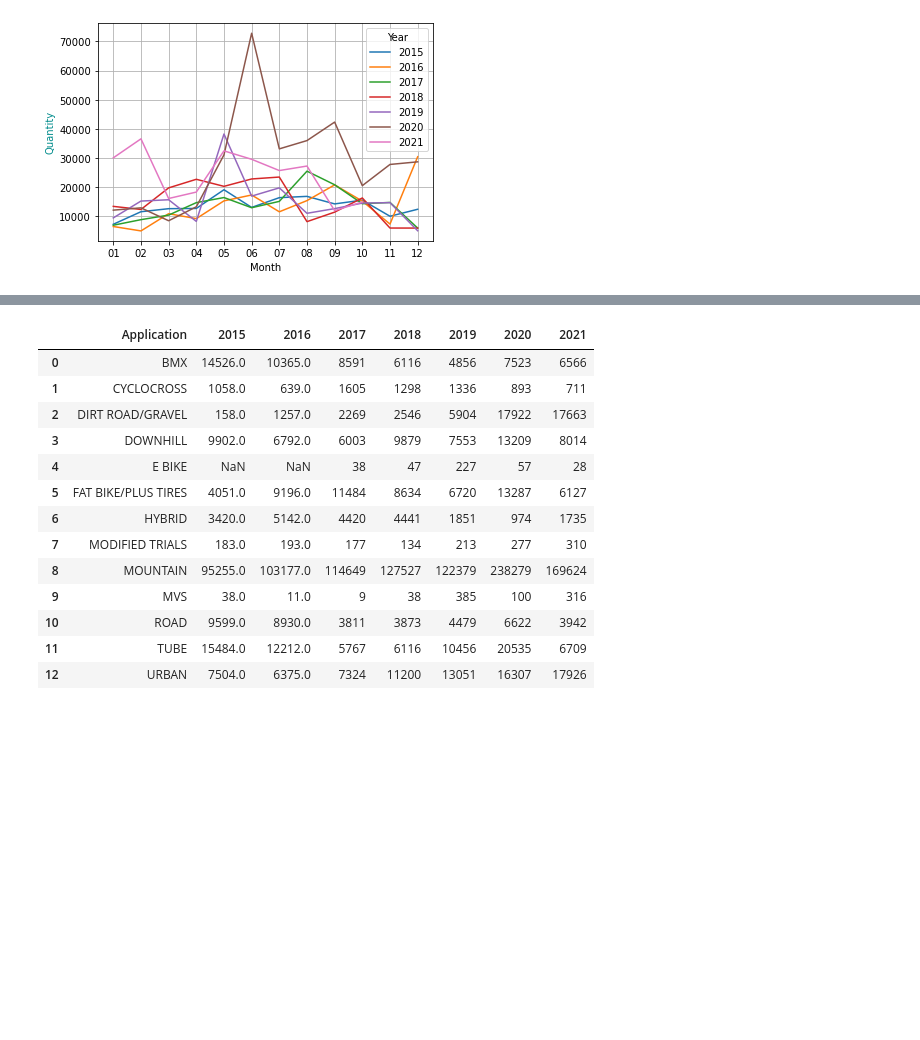
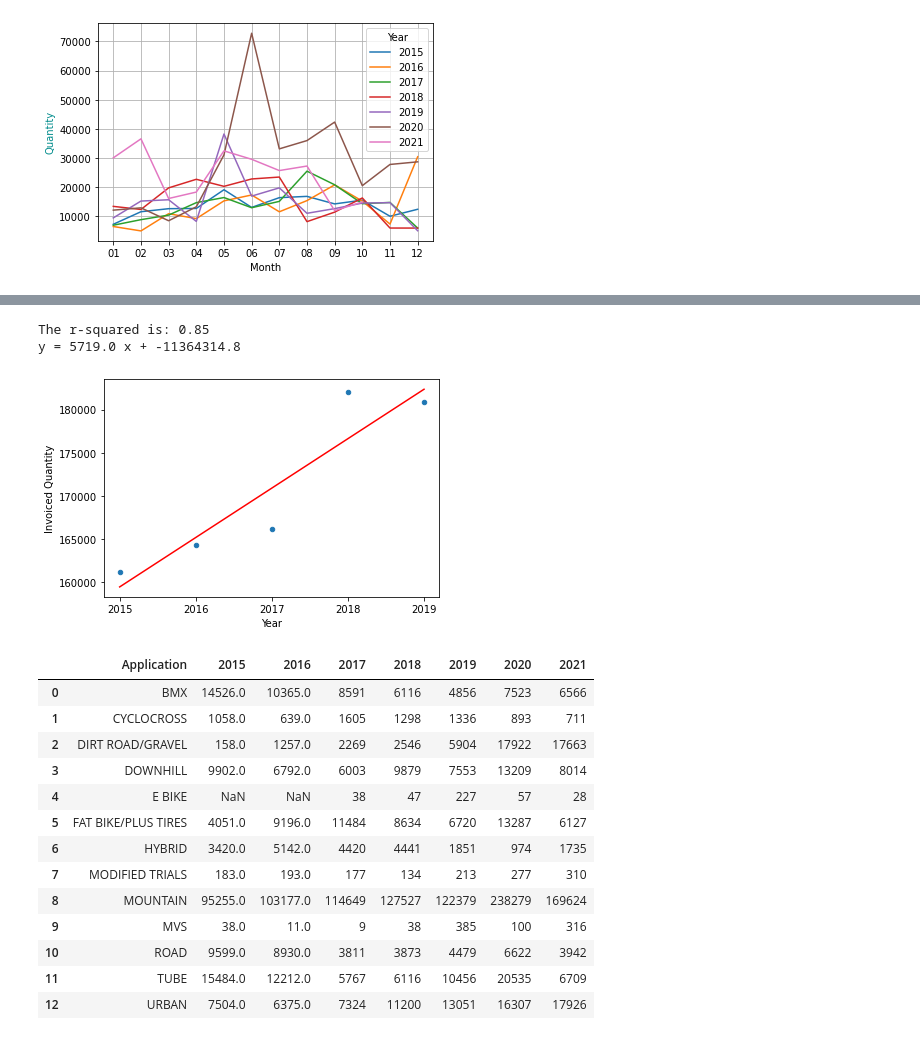
Before and after one commit to 2Delta/GT-Coding-Boot-Camp_Project-1, a Jupyter notebook: Project_01_BicycleSales_01.ipynb, the cells around one changed output, grey strips where cells are left out. Cells and saved outputs as stored; diff of their text form; code cells hidden in the pictures; blank space fills up the shorter version.

Commit message:
completed combined quantity figure/simple linear regression

```diff
--- a/Project_01_BicycleSales_01.ipynb
+++ b/Project_01_BicycleSales_01.ipynb
@@ -172,3 +172,9 @@ plt.grid()
 plt.show()
 # %% [output]
 [figure]
+# %%
+#using .groupby() and .sum() to get the year to invoiced quantity total
+combined_year = year_month_df.groupby(['Year'])['Invoiced Quantity'].sum().reset_index()
+#dropping year 2020 and 2021 during the covid year before calculating lineregression.
+combined_year_drop = combined_year.drop([5,6])
+combined_year_drop
@@ -175,3 +188,23 @@ plt.show()
+# %%
+#setting up the linear regression and line for the scatter plot
+(slope, intercept, rvalue, pvalue, stderr) = linregress(combined_year_drop["Year"].astype(int),combined_year_drop["Invoiced Quantity"])
+
+#arithmatic for regression
+regression_value = combined_year_drop["Year"].astype(int) * slope + intercept
+#writing out the linear equation to print into the scatter plot
+linear_equ = f"y = {round(slope, 2)} x + {round(intercept, 2)}"
+
+combined_year_drop.plot.scatter(x='Year', y='Invoiced Quantity')
+#plt.scatter(combined_year_drop['Year'], combined_year_drop['Invoiced Quantity'])
+plt.plot(combined_year_drop['Year'], regression_value, color='r')
+
+print(f"The r-squared is: {round(rvalue**2,3)}")
+print(f"y = {round(slope, 2)} x + {round(intercept, 2)}")
+plt.show()
+# %% [output]
+The r-squared is: 0.85
+y = 5719.0 x + -11364314.8
+[figure, added]
 # %%
 application_df = reduced_df.groupby(["Application","Year"],
                                    as_index = False)[["Application","Year","Invoiced Quantity"]].sum()
```
Also changed, not shown: parts of 1 cell of this notebook.
